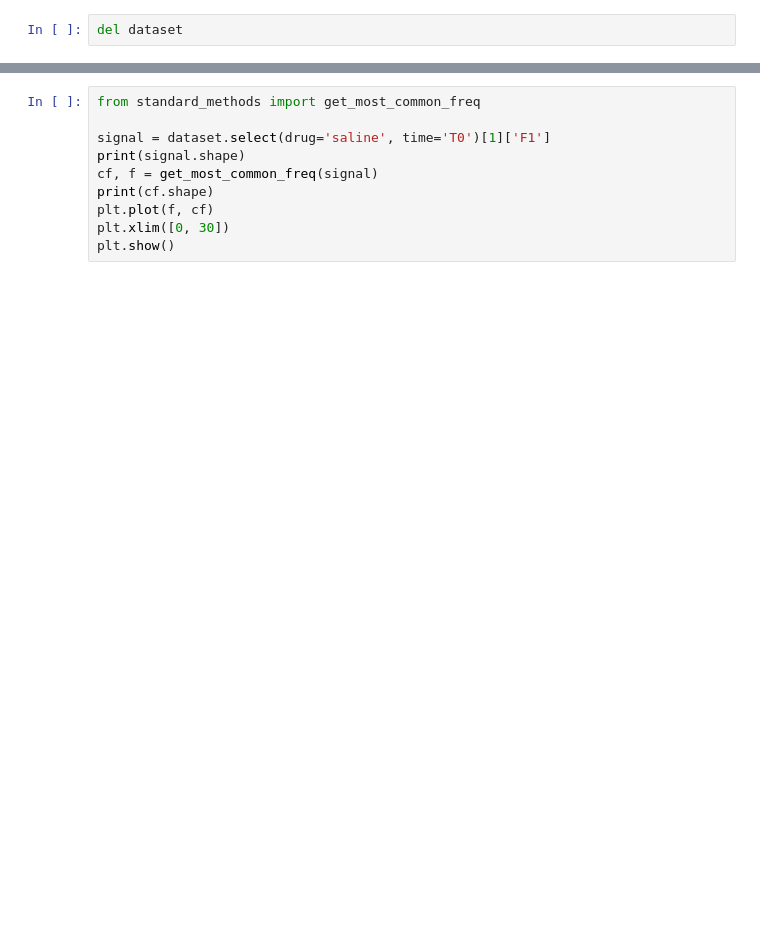
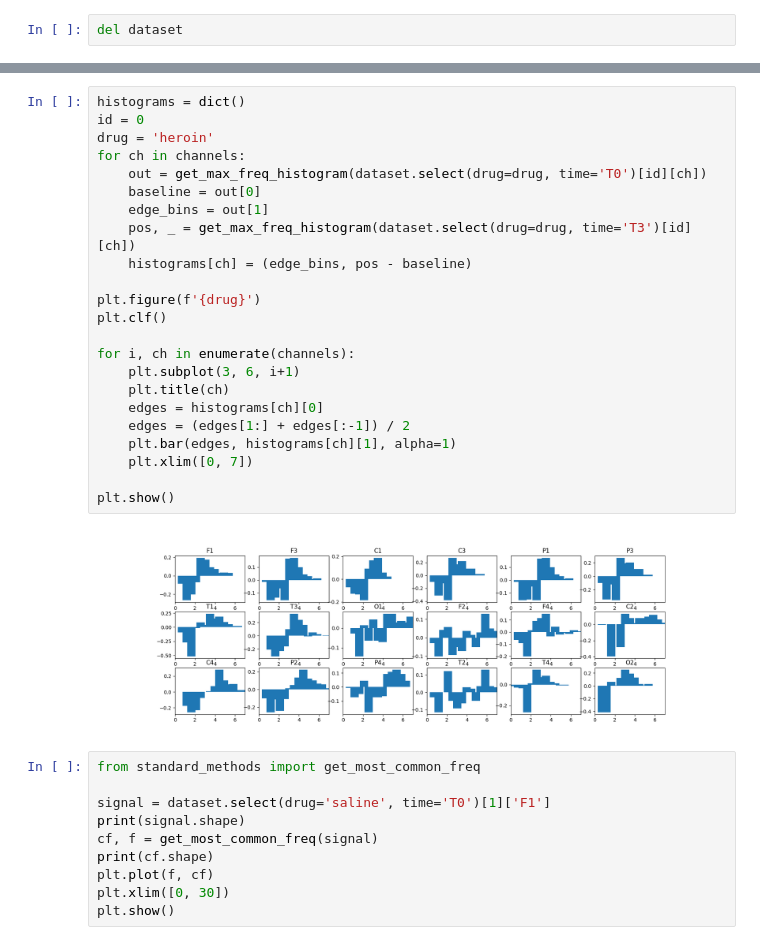
Before and after one commit to achopus/NUDZ, a Jupyter notebook: tester.ipynb, the cells around one changed output, grey strips where cells are left out. Drawn from its saved outputs; the diff is of its cells as text; blank space fills up the shorter version.

```diff
--- a/tester.ipynb
+++ b/tester.ipynb
@@ -67,3 +94,28 @@ plt.show()
+# %%
+histograms = dict()
+id = 0
+drug = 'heroin'
+for ch in channels:
+    out = get_max_freq_histogram(dataset.select(drug=drug, time='T0')[id][ch])
+    baseline = out[0]
+    edge_bins = out[1]
+    pos, _ = get_max_freq_histogram(dataset.select(drug=drug, time='T3')[id][ch])
+    histograms[ch] = (edge_bins, pos - baseline)
+
+plt.figure(f'{drug}')
+plt.clf()
+
+for i, ch in enumerate(channels):
+    plt.subplot(3, 6, i+1)
+    plt.title(ch)
+    edges = histograms[ch][0]
+    edges = (edges[1:] + edges[:-1]) / 2
+    plt.bar(edges, histograms[ch][1], alpha=1)
+    plt.xlim([0, 7])
+
+plt.show()
+# %% [output]
+[figure, added]
 # %%
 from standard_methods import get_most_common_freq
 
```
Also changed, not shown: parts of 12 cells of this notebook, 7 other files.
